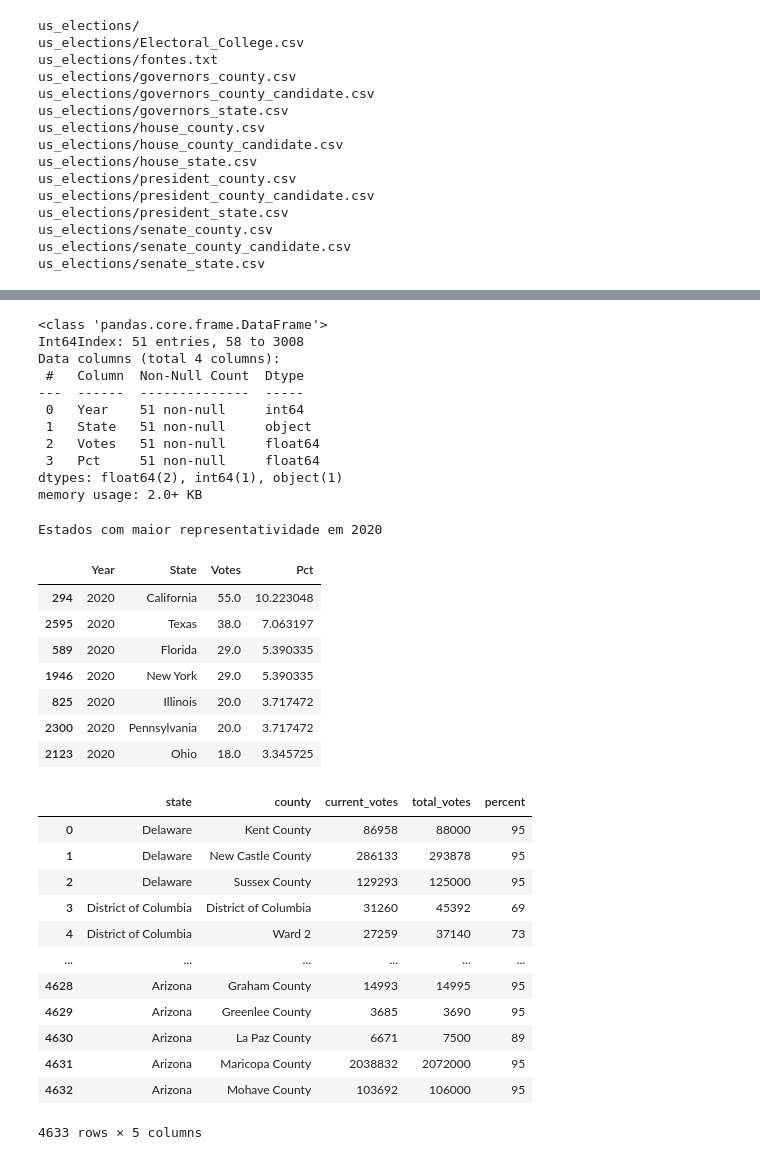
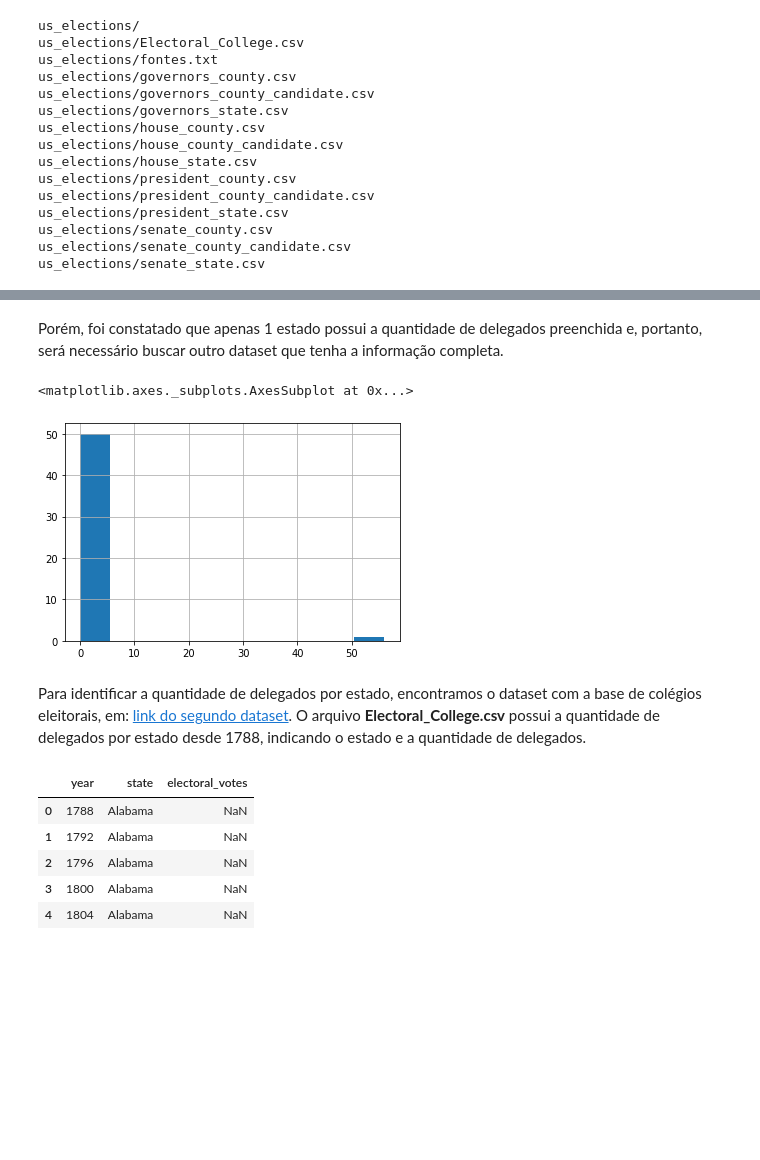
Before and after one commit to bmnds/uea-data-science-03-statistics, a Jupyter notebook: [Estatística04]_Trabalho_Final.ipynb, the cells around one changed output, grey strips where cells are left out. Saved outputs shown, nothing was run; the diff lists cells and outputs as text; code cells hidden in the pictures; blank space fills up the shorter version.

```diff
--- a/[Estatística04]_Trabalho_Final.ipynb
+++ b/[Estatística04]_Trabalho_Final.ipynb
@@ -182,54 +108,24 @@ us_elections/senate_state.csv
+# %% [markdown]
+Porém, foi constatado que apenas 1 estado possui a quantidade de delegados preenchida e, portanto, será necessário buscar outro dataset que tenha a informação completa.
+# %%
+db_president_state.electoral_vote.hist()
+# %% [output]
+<matplotlib.axes._subplots.AxesSubplot at 0x...>
+[figure, added]
+# %% [markdown]
+Para identificar a quantidade de delegados por estado, encontramos o dataset com a base de colégios eleitorais, em: [link do segundo dataset](https://www.kaggle.com/daithibhard/us-electoral-college-votes-per-state-17882020).
+O arquivo **Electoral_College.csv** possui a quantidade de delegados por estado desde 1788, indicando o estado e a quantidade de delegados.
 # %%
 # Nos EUA, cada Estado possui um 'Peso' na votação representado pela quantidade de 'Ellectors' do colégio eleitoral
 db_electoral = pd.read_csv('us_elections/Electoral_College.csv')
+db_electoral.columns = ['year', 'state', 'electoral_votes']
+db_electoral.head()
 # Define a representatividade de cada Estado em percentual
-db_electoral['Pct'] = (100* db_electoral.Votes / db_electoral.groupby('Year').Votes.transform(sum))
-# O nosso interesse é nos valores de 2020
-db_electoral_2020 = db_electoral[db_electoral.Year.eq(2020)]
-db_electoral_2020.info()
+#db_electoral['Pct'] = (100* db_electoral.Votes / db_electoral.groupby('Year').Votes.transform(sum))
 # %% [output]
-<class 'pandas.core.frame.DataFrame'>
-Int64Index: 51 entries, 58 to 3008
-Data columns (total 4 columns):
- #   Column  Non-Null Count  Dtype
----  ------  --------------  -----
- 0   Year    51 non-null     int64
- 1   State   51 non-null     object
- 2   Votes   51 non-null     float64
- 3   Pct     51 non-null     float64
-dtypes: float64(2), int64(1), object(1)
-memory usage: 2.0+ KB
+|  | year | state | electoral_votes |
+| 0 | 1788 | Alabama | NaN |
+| 1 | 1792 | Alabama | NaN |
+| 2 | 1796 | Alabama | NaN |
+| 3 | 1800 | Alabama | NaN |
+| 4 | 1804 | Alabama | NaN |
-# %%
-print('Estados com maior representatividade em 2020')
-db_electoral_2020.sort_values('Votes', ascending=False).head(7)
-# %% [output]
-Estados com maior representatividade em 2020
-|  | Year | State | Votes | Pct |
-| 294 | 2020 | California | 55.0 | 10.223048 |
-| 2595 | 2020 | Texas | 38.0 | 7.063197 |
-| 589 | 2020 | Florida | 29.0 | 5.390335 |
-| 1946 | 2020 | New York | 29.0 | 5.390335 |
-| 825 | 2020 | Illinois | 20.0 | 3.717472 |
-| 2300 | 2020 | Pennsylvania | 20.0 | 3.717472 |
-| 2123 | 2020 | Ohio | 18.0 | 3.345725 |
-# %%
-# Lendo os bancos presidenciais
-db_president_county = pd.read_csv('us_elections/president_county.csv')
-db_president_county_candidate = pd.read_csv('us_elections/president_county_candidate.csv')
-db_president_state = pd.read_csv('us_elections/president_state.csv')
-
-db_president_county
-# %% [output]
-|  | state | county | current_votes | total_votes | percent |
-| 0 | Delaware | Kent County | 86958 | 88000 | 95 |
-| 1 | Delaware | New Castle County | 286133 | 293878 | 95 |
-| 2 | Delaware | Sussex County | 129293 | 125000 | 95 |
-| 3 | District of Columbia | District of Columbia | 31260 | 45392 | 69 |
-| 4 | District of Columbia | Ward 2 | 27259 | 37140 | 73 |
-| ... | ... | ... | ... | ... | ... |
-| 4628 | Arizona | Graham County | 14993 | 14995 | 95 |
-| 4629 | Arizona | Greenlee County | 3685 | 3690 | 95 |
-| 4630 | Arizona | La Paz County | 6671 | 7500 | 89 |
-| 4631 | Arizona | Maricopa County | 2038832 | 2072000 | 95 |
-| 4632 | Arizona | Mohave County | 103692 | 106000 | 95 |
-4633 rows × 5 columns
```
Also changed, not shown: parts of 46 cells of this notebook.
